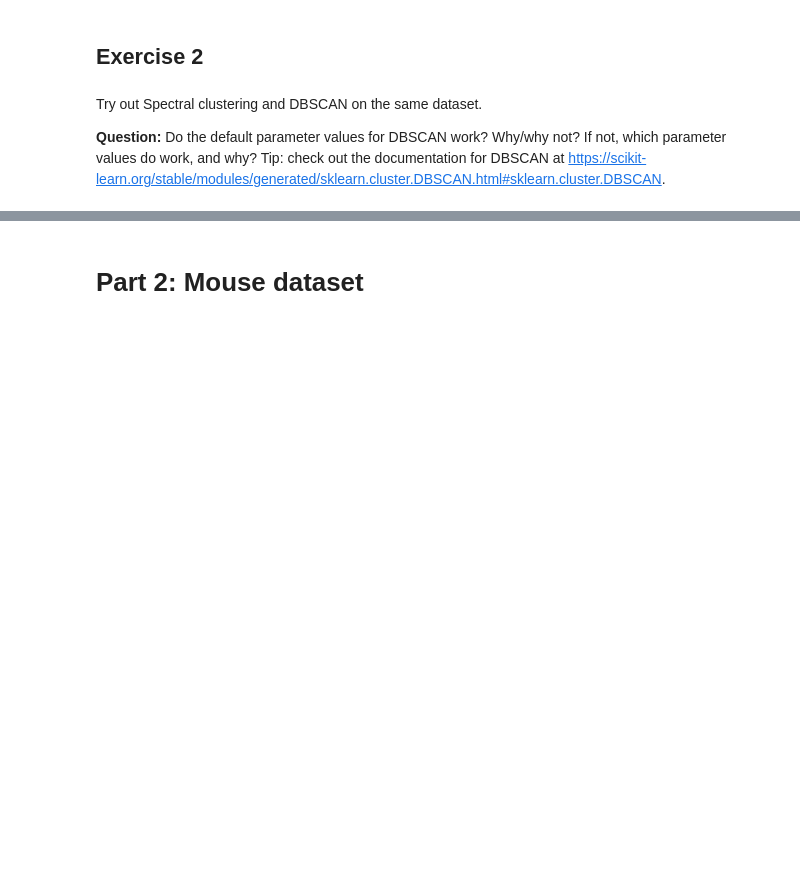
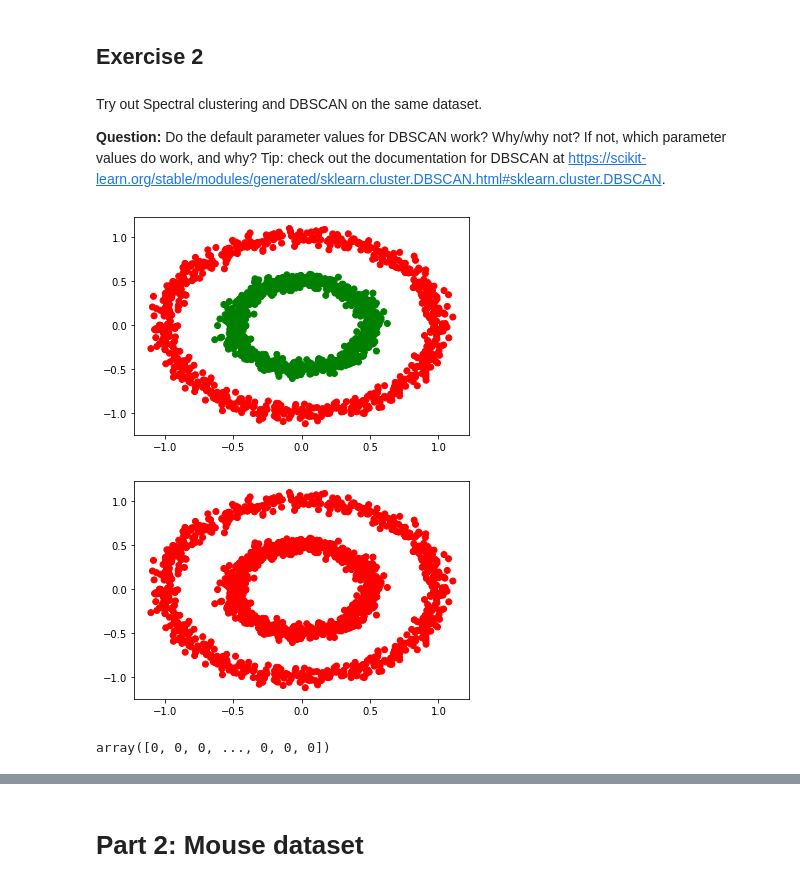
Before and after one commit to VictorMatt01/Machine_Learning_UGent, a Jupyter notebook: Unsupervised_Learning/unsupervised.ipynb, the cells around one changed output, grey strips where cells are left out. Saved outputs shown, nothing was run; the diff lists cells and outputs as text; code cells hidden in the pictures; blank space fills up the shorter version.

```diff
--- a/Unsupervised_Learning/unsupervised.ipynb
+++ b/Unsupervised_Learning/unsupervised.ipynb
@@ -60,3 +86,10 @@ Compare the results of Agglomerative Clustering using complete, single, and Ward
 Try out Spectral clustering and DBSCAN on the same dataset.
 
 **Question:** Do the default parameter values for DBSCAN work? Why/why not? If not, which parameter values do work, and why? Tip: check out the documentation for DBSCAN at https://scikit-learn.org/stable/modules/generated/sklearn.cluster.DBSCAN.html#sklearn.cluster.DBSCAN.
+# %%
+apply(X, cluster.SpectralClustering(n_clusters=2, affinity="nearest_neighbors"))
+apply(X, cluster.DBSCAN())
+# %% [output]
+[figure, added]
+[figure, added]
+array([0, 0, 0, ..., 0, 0, 0])
```
Also changed, not shown: parts of 21 cells of this notebook, 1 other file.
